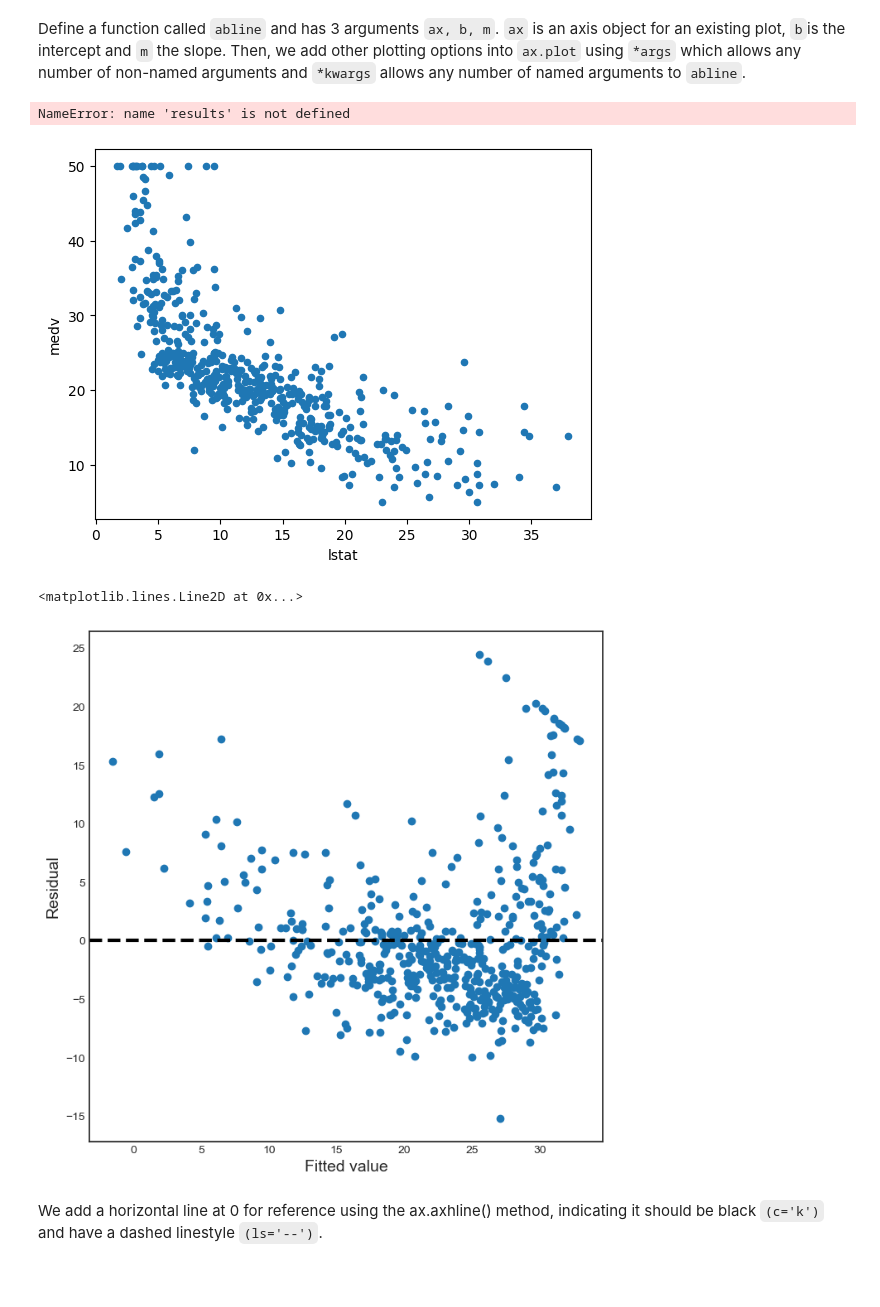
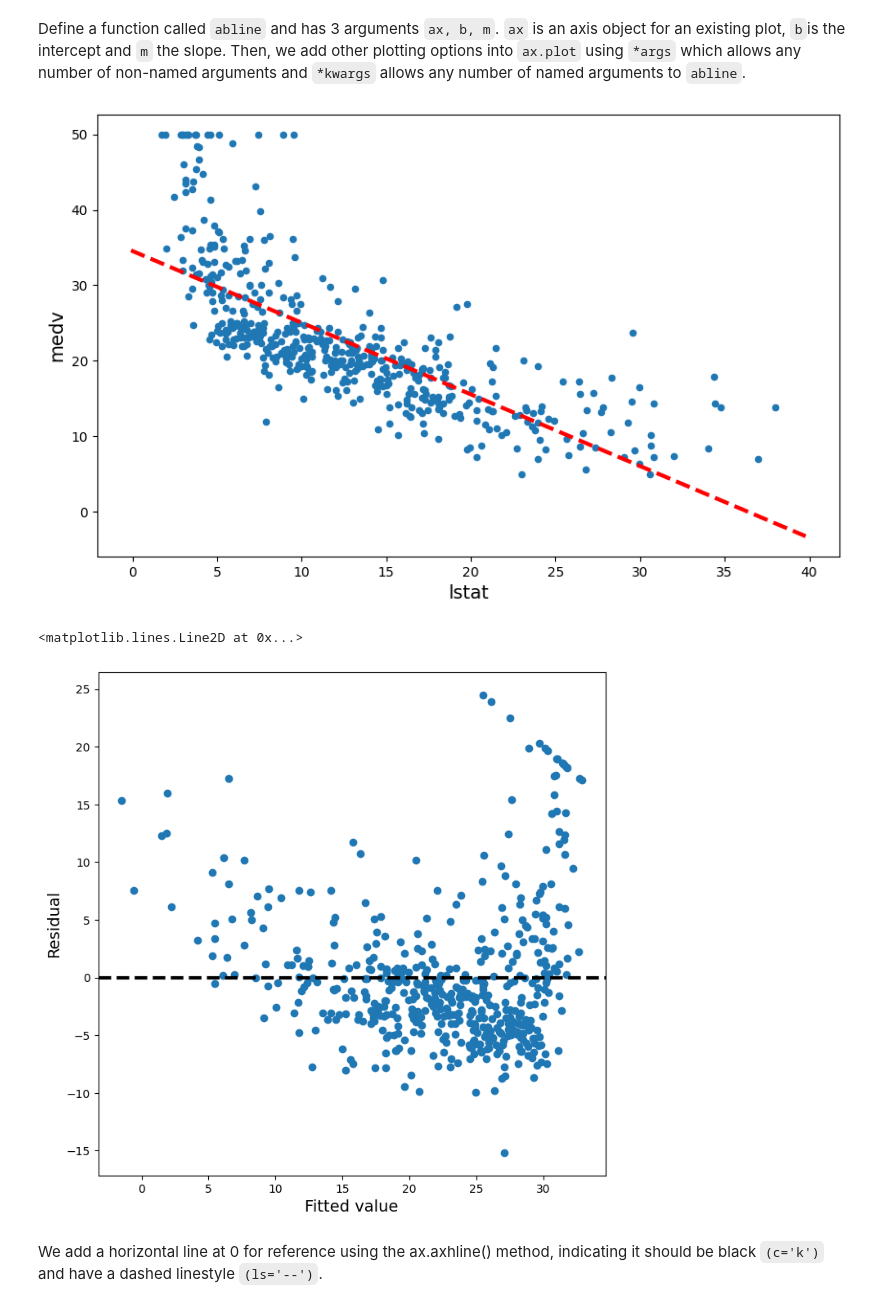
Before and after one commit to thomas-thivillon/pythonml_1, a Jupyter notebook: 2_regression.ipynb, the cells around one changed output. Drawn from its saved outputs; the diff is of its cells as text; code cells hidden in the pictures; blank space fills up the shorter version.

```diff
--- a/2_regression.ipynb
+++ b/2_regression.ipynb
@@ -46,7 +46,7 @@ from mpl_toolkits.mplot3d import axes3d
 
 # Set global parameters
 %matplotlib inline
-plt.style.use('seaborn-white')
+#plt.style.use('seaborn-white')
 plt.rcParams['lines.linewidth'] = 3
 plt.rcParams['figure.figsize'] = (10,6)
 plt.rcParams['figure.titlesize'] = 20
@@ -386,13 +384,12 @@ def abline(ax, b, m, *args, **kwargs):
 # %%
 ax = Boston.plot.scatter('lstat', 'medv')
 abline(ax,
-       results.params[0],
-       results.params[1],
+       results.params.iloc[0],
+       results.params.iloc[1],
        'r--', # produce a red dashed line
        linewidth=3) #make it of width 3
 # %% [output]
-NameError: name 'results' is not defined
-[figure, old version]
+[figure, new version]
 # %%
 ax = subplots(figsize=(8,8))[1]
 ax.scatter(results.fittedvalues, results.resid)
@@ -401,7 +398,7 @@ ax.set_ylabel('Residual')
 ax.axhline(0, c='k', ls='--')
 # %% [output]
 <matplotlib.lines.Line2D at 0x...>
-[figure, old version]
+[figure, new version]
 # %% [markdown]
 We add a horizontal line at 0 for reference using the ax.axhline() method, indicating it should be black `(c='k')` and have a dashed linestyle `(ls='--')`.
 # %% [markdown]
```
Also changed, not shown: parts of 21 cells of this notebook.
